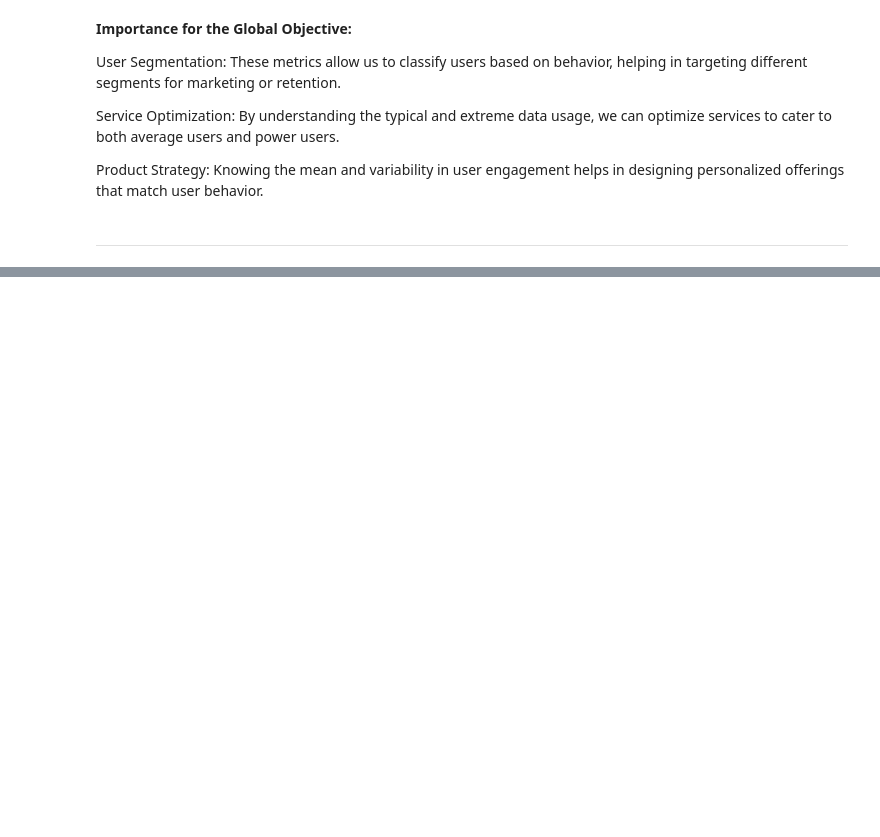
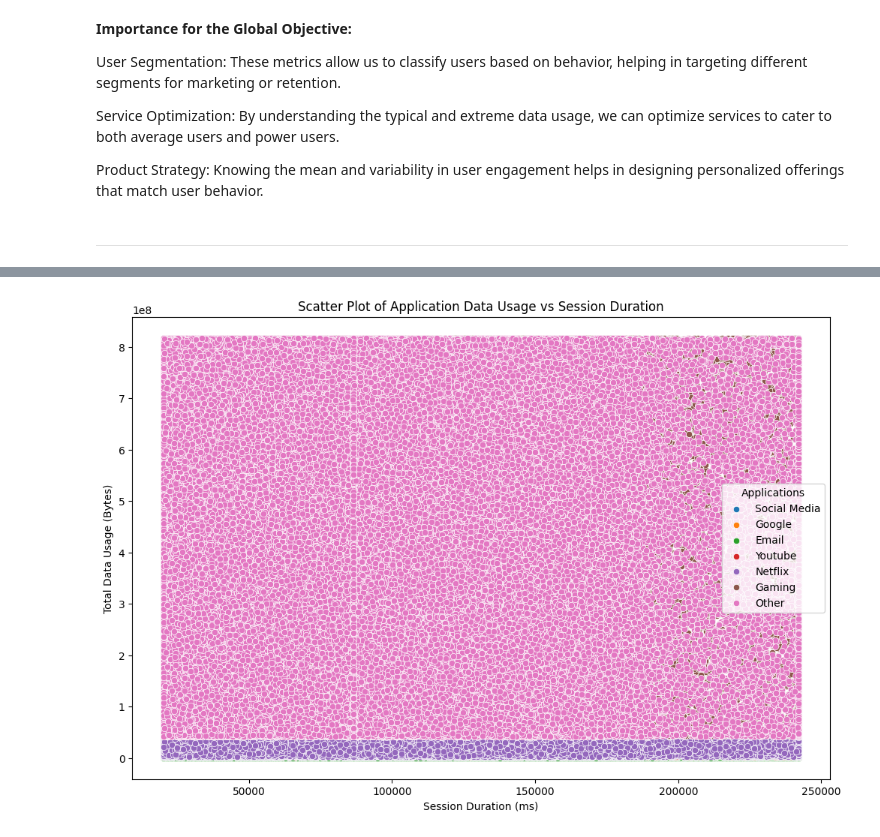
Before and after one commit to epythonlab/10academy-aim-week2-challenge, a Jupyter notebook: notebooks/user_analysis_notebook.ipynb, the cells around one changed output, grey strips where cells are left out. Saved outputs shown, nothing was run; the diff lists cells and outputs as text; code cells hidden in the pictures; blank space fills up the shorter version.

```diff
--- a/notebooks/user_analysis_notebook.ipynb
+++ b/notebooks/user_analysis_notebook.ipynb
@@ -565,0 +456,29 @@ plot_correlation_matrix(agg_df)
+# %%
+#  Create new columns for total data for each applications (UL + DL)
+df = df_cleaned.copy()
+df['Social Media Total (Bytes)'] = df['Social Media UL (Bytes)'] + df['Social Media DL (Bytes)']
+df['Google Total (Bytes)'] = df['Google UL (Bytes)'] + df['Google DL (Bytes)']
+df['Email Total (Bytes)'] = df['Email UL (Bytes)'] + df['Email DL (Bytes)']
+df['Youtube Total (Bytes)'] = df['Youtube UL (Bytes)'] + df['Youtube DL (Bytes)']
+df['Netflix Total (Bytes)'] = df['Netflix UL (Bytes)'] + df['Netflix DL (Bytes)']
+df['Gaming Total (Bytes)'] = df['Gaming UL (Bytes)'] + df['Gaming DL (Bytes)']
+df['Other Total (Bytes)'] = df['Other UL (Bytes)'] + df['Other DL (Bytes)']
+
+# Applications and their total data columns
+applications = ['Social Media', 'Google', 'Email', 'Youtube', 'Netflix', 'Gaming', 'Other']
+total_data_columns = [f'{app} Total (Bytes)' for app in applications]
+# %%
+import seaborn as sns
+import matplotlib.pyplot as plt
+
+plt.figure(figsize=(12, 8))
+for app in applications:
+    sns.scatterplot(data=df, x='Dur. (ms)', y=f'{app} Total (Bytes)', label=app)
+
+plt.title('Scatter Plot of Application Data Usage vs Session Duration')
+plt.xlabel('Session Duration (ms)')
+plt.ylabel('Total Data Usage (Bytes)')
+plt.legend(title="Applications")
+plt.show()
+# %% [output]
+[figure, added]
```
Also changed, not shown: parts of 28 cells of this notebook, 2 other files.
